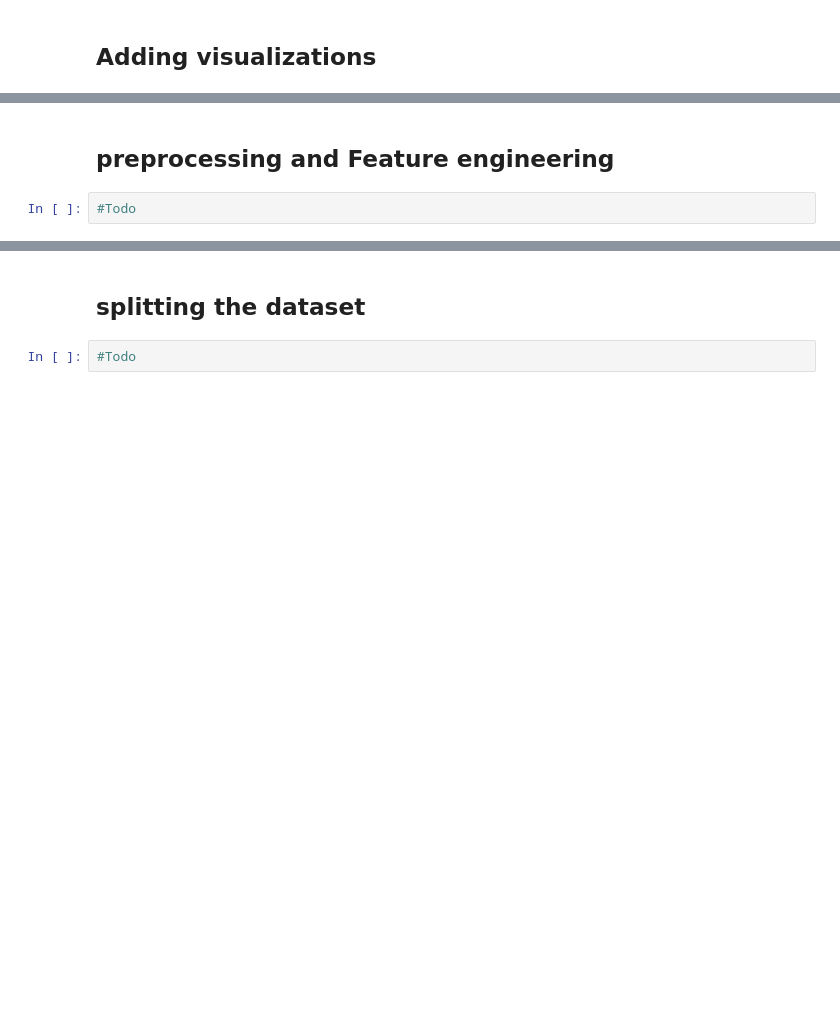
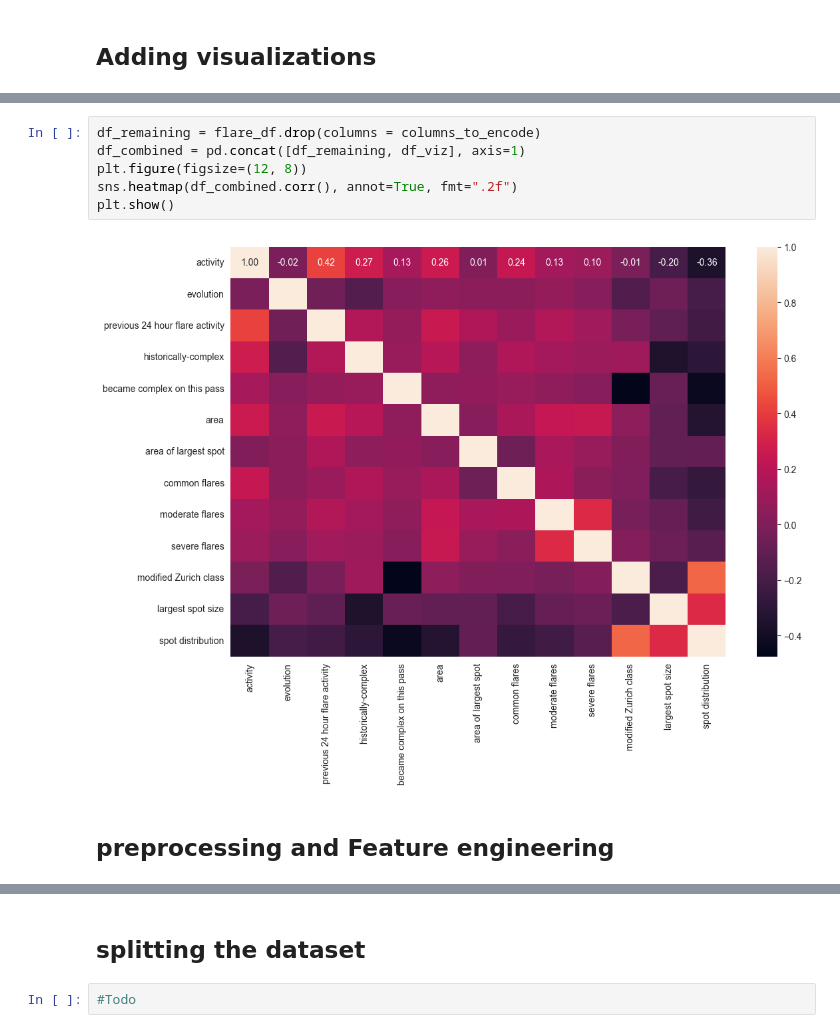
Before and after one commit to Ferrelofilo/TC5044.10_Equipo18, a Jupyter notebook: notebooks/Flare_EDA.ipynb, the cells around one changed output, grey strips where cells are left out. Saved outputs shown, nothing was run; the diff lists cells and outputs as text; blank space fills up the shorter version.

```diff
--- a/notebooks/Flare_EDA.ipynb
+++ b/notebooks/Flare_EDA.ipynb
@@ -11,4 +47,10 @@
+# %%
+df_remaining = flare_df.drop(columns = columns_to_encode)
+df_combined = pd.concat([df_remaining, df_viz], axis=1)
+plt.figure(figsize=(12, 8))
+sns.heatmap(df_combined.corr(), annot=True, fmt=".2f")
+plt.show()
+# %% [output]
+[figure, added]
 # %% [markdown]
 ## preprocessing and Feature engineering
-# %%
-#Todo
```
Also changed, not shown: parts of 9 cells of this notebook.
